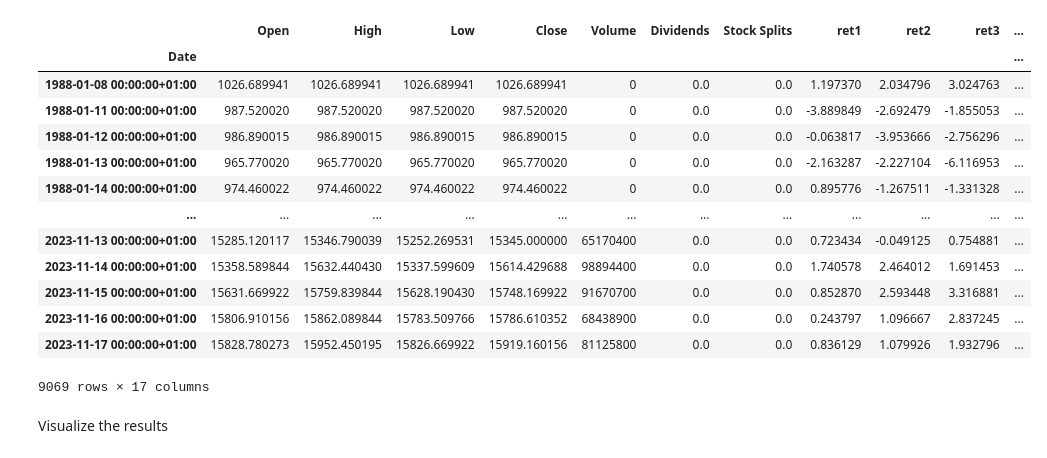
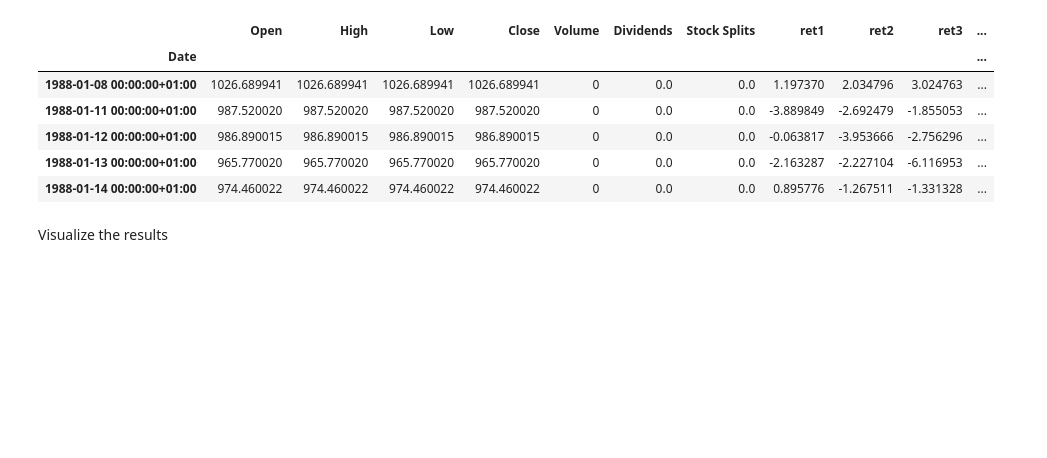
Before and after one commit to Stephantmp/probabilistic-forecasting-challenge, a Jupyter notebook: notebooks/DAX_Baseline.ipynb, the cells around one changed output. Drawn from its saved outputs; the diff is of its cells as text; code cells hidden in the pictures; blank space fills up the shorter version.

```diff
--- a/notebooks/DAX_Baseline.ipynb
+++ b/notebooks/DAX_Baseline.ipynb
@@ -5,22 +5,15 @@ import matplotlib.pyplot as plt
 from functions import get_DAX
 # %%
 hist= get_DAX.get()
-hist
+hist.head()
 # %% [output]
 |  | Open | High | Low | Close | Volume | Dividends | Stock Splits | ret1 | ret2 | ret3 | ... |
 | Date |  |  |  |  |  |  |  |  |  |  | ... |
 | 1988-01-08 00:00:00+01:00 | 1026.689941 | 1026.689941 | 1026.689941 | 1026.689941 | 0 | 0.0 | 0.0 | 1.197370 | 2.034796 | 3.024763 | ... |
 | 1988-01-11 00:00:00+01:00 | 987.520020 | 987.520020 | 987.520020 | 987.520020 | 0 | 0.0 | 0.0 | -3.889849 | -2.692479 | -1.855053 | ... |
 | 1988-01-12 00:00:00+01:00 | 986.890015 | 986.890015 | 986.890015 | 986.890015 | 0 | 0.0 | 0.0 | -0.063817 | -3.953666 | -2.756296 | ... |
 | 1988-01-13 00:00:00+01:00 | 965.770020 | 965.770020 | 965.770020 | 965.770020 | 0 | 0.0 | 0.0 | -2.163287 | -2.227104 | -6.116953 | ... |
 | 1988-01-14 00:00:00+01:00 | 974.460022 | 974.460022 | 974.460022 | 974.460022 | 0 | 0.0 | 0.0 | 0.895776 | -1.267511 | -1.331328 | ... |
-| ... | ... | ... | ... | ... | ... | ... | ... | ... | ... | ... | ... |
-| 2023-11-13 00:00:00+01:00 | 15285.120117 | 15346.790039 | 15252.269531 | 15345.000000 | 65170400 | 0.0 | 0.0 | 0.723434 | -0.049125 | 0.754881 | ... |
-| 2023-11-14 00:00:00+01:00 | 15358.589844 | 15632.440430 | 15337.599609 | 15614.429688 | 98894400 | 0.0 | 0.0 | 1.740578 | 2.464012 | 1.691453 | ... |
-| 2023-11-15 00:00:00+01:00 | 15631.669922 | 15759.839844 | 15628.190430 | 15748.169922 | 91670700 | 0.0 | 0.0 | 0.852870 | 2.593448 | 3.316881 | ... |
-| 2023-11-16 00:00:00+01:00 | 15806.910156 | 15862.089844 | 15783.509766 | 15786.610352 | 68438900 | 0.0 | 0.0 | 0.243797 | 1.096667 | 2.837245 | ... |
-| 2023-11-17 00:00:00+01:00 | 15828.780273 | 15952.450195 | 15826.669922 | 15919.160156 | 81125800 | 0.0 | 0.0 | 0.836129 | 1.079926 | 1.932796 | ... |
-9069 rows × 17 columns
 # %%
 #quantile levels
 tau = [.025, .25, .5, .75, .975]
```
Also changed, not shown: parts of 5 cells of this notebook, 3 other files.
